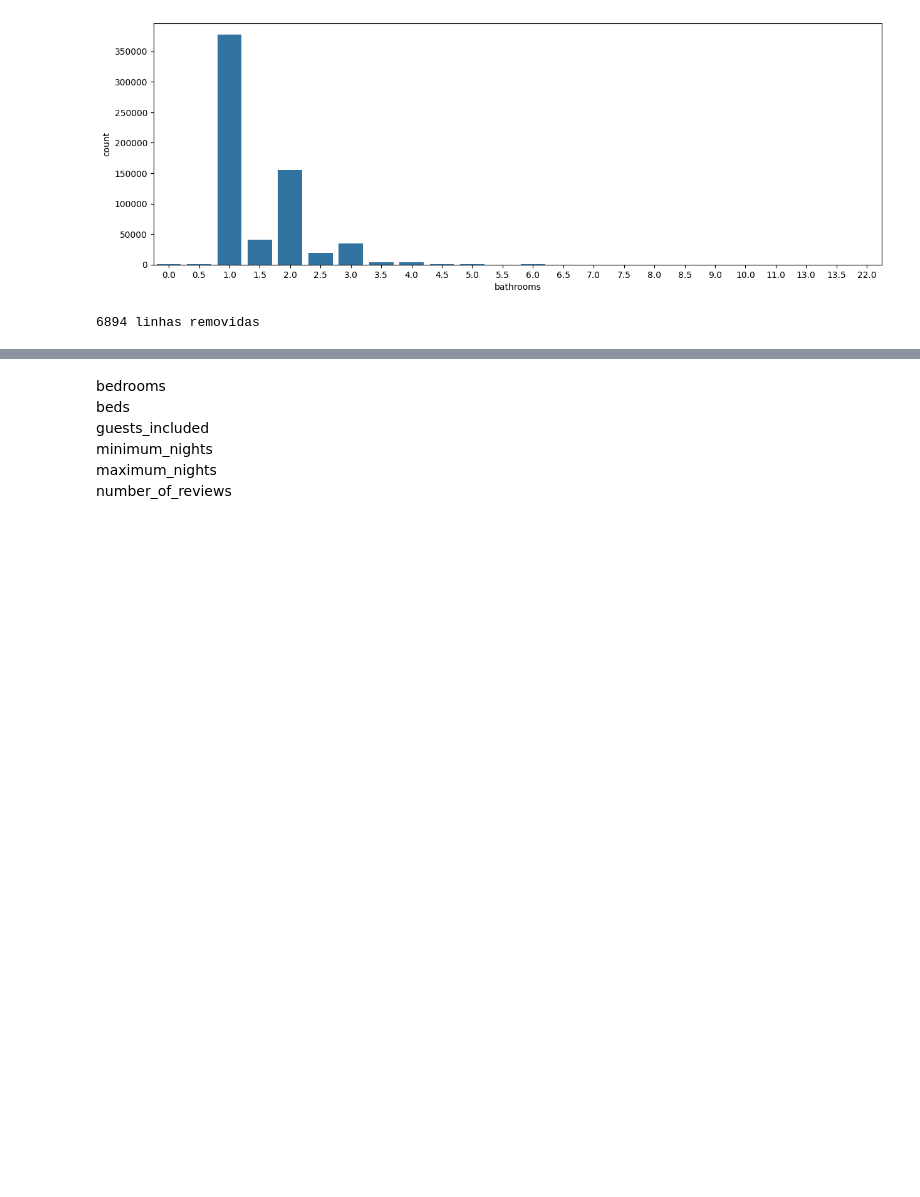
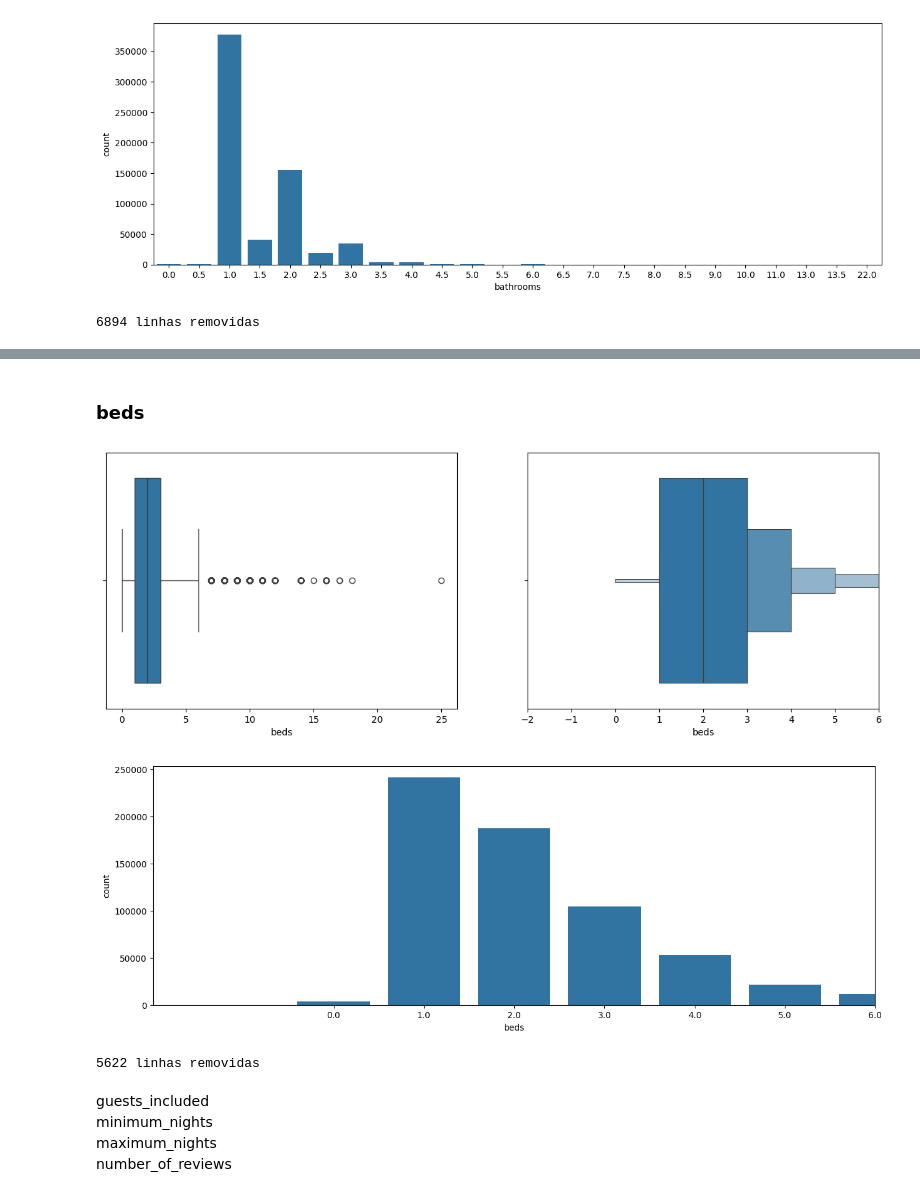
Before and after one commit to guilhermeluizcosta/Projeto-CienciaDeDados, a Jupyter notebook: Projeto.ipynb, the cells around one changed output, grey strips where cells are left out. Saved outputs shown, nothing was run; the diff lists cells and outputs as text; code cells hidden in the pictures; blank space fills up the shorter version.

```diff
--- a/Projeto.ipynb
+++ b/Projeto.ipynb
@@ -333,7 +346,17 @@ print(f"{linhas_removidas} linhas removidas")
+# %% [markdown]
+### beds
+# %%
+diagramaCaixa(base_airbnb['beds'])
+graficoBarra(base_airbnb['beds'])
+# %% [output]
+[figure, added]
+[figure, added]
+# %%
+base_airbnb, linhas_removidas = excluirOutliers(base_airbnb, 'beds')
+print(f"{linhas_removidas} linhas removidas")
+# %% [output]
+5622 linhas removidas
 # %% [markdown]
-
-bedrooms
-beds
 guests_included
 minimum_nights
 maximum_nights
```
Also changed, not shown: parts of 3 cells of this notebook.
